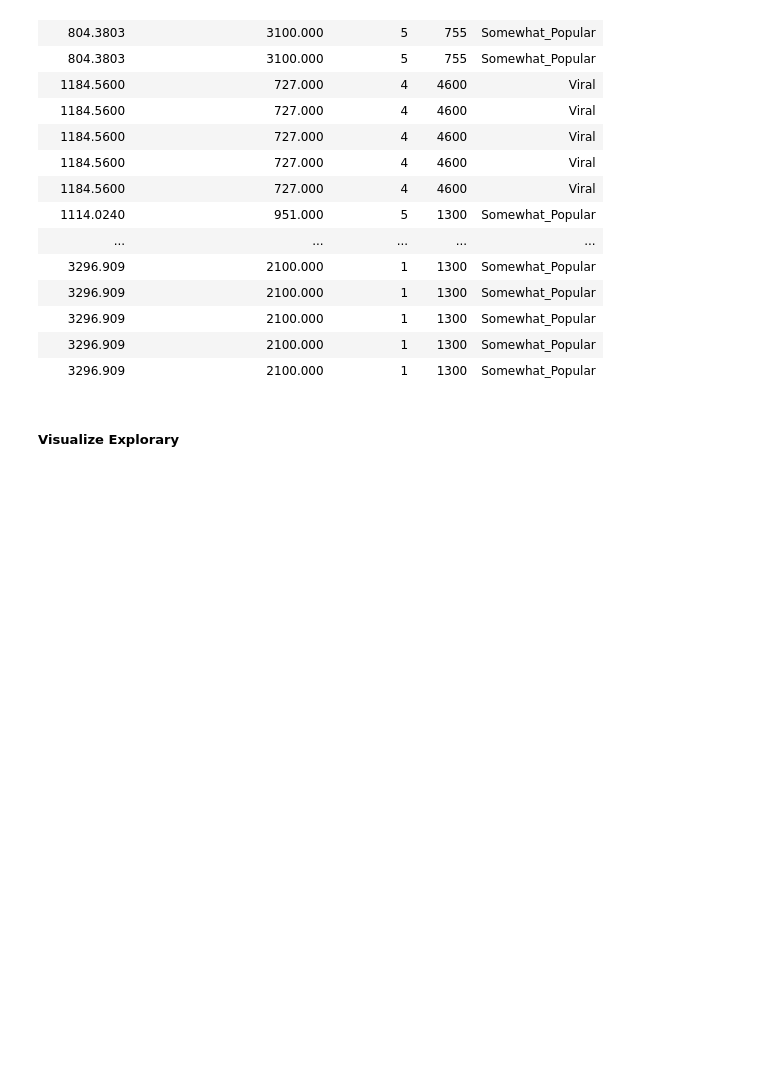
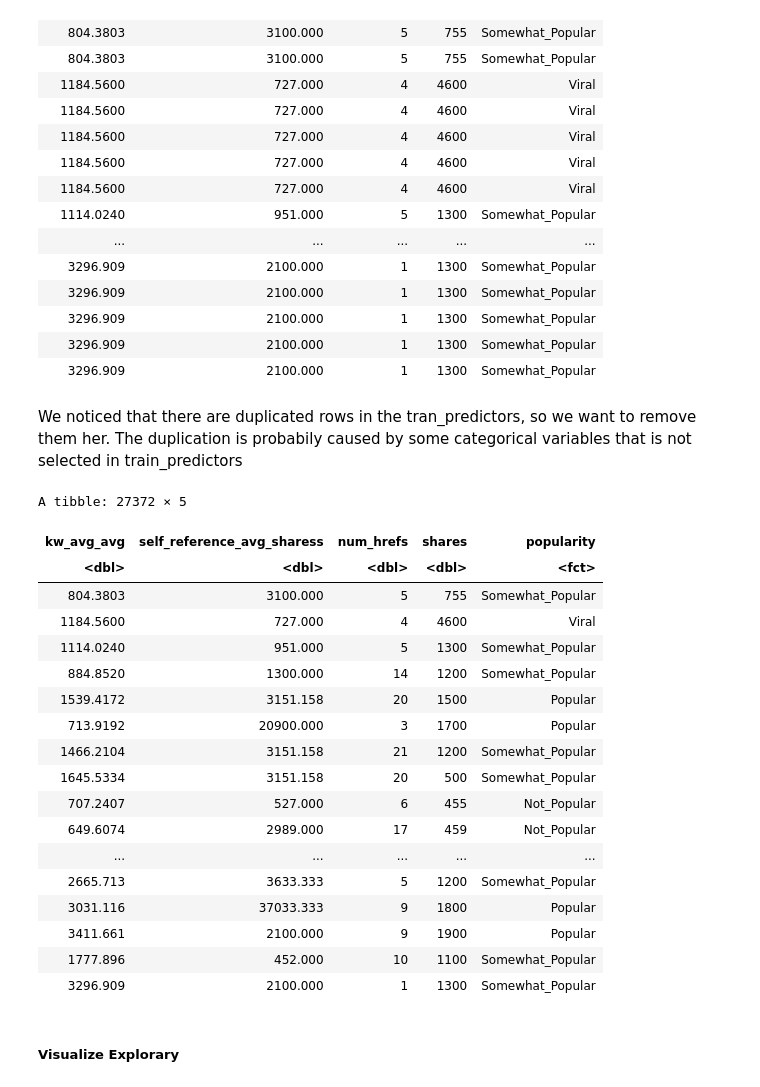
Before and after one commit to nkoda/DSCI100Project, a Jupyter notebook: Project.ipynb, the cells around one changed output. Saved outputs shown, nothing was run; the diff lists cells and outputs as text; code cells hidden in the pictures; blank space fills up the shorter version.

```diff
--- a/Project.ipynb
+++ b/Project.ipynb
@@ -228,6 +228,31 @@ A tibble: 132951 × 5
 | 3296.909 | 2100.000 | 1 | 1300 | Somewhat_Popular |
 | 3296.909 | 2100.000 | 1 | 1300 | Somewhat_Popular |
 | 3296.909 | 2100.000 | 1 | 1300 | Somewhat_Popular |
+# %% [markdown]
+We noticed that there are duplicated rows in the tran_predictors, so we want to remove them her. The duplication is probabily caused by some categorical variables that is not selected in train_predictors
+# %%
+tran_predictors = tran_predictors %>% distinct()
+tran_predictors
+# %% [output]
+A tibble: 27372 × 5
+| kw_avg_avg | self_reference_avg_sharess | num_hrefs | shares | popularity |
+| <dbl> | <dbl> | <dbl> | <dbl> | <fct> |
+| 804.3803 | 3100.000 | 5 | 755 | Somewhat_Popular |
+| 1184.5600 | 727.000 | 4 | 4600 | Viral |
+| 1114.0240 | 951.000 | 5 | 1300 | Somewhat_Popular |
+| 884.8520 | 1300.000 | 14 | 1200 | Somewhat_Popular |
+| 1539.4172 | 3151.158 | 20 | 1500 | Popular |
+| 713.9192 | 20900.000 | 3 | 1700 | Popular |
+| 1466.2104 | 3151.158 | 21 | 1200 | Somewhat_Popular |
+| 1645.5334 | 3151.158 | 20 | 500 | Somewhat_Popular |
+| 707.2407 | 527.000 | 6 | 455 | Not_Popular |
+| 649.6074 | 2989.000 | 17 | 459 | Not_Popular |
+| ... | ... | ... | ... | ... |
+| 2665.713 | 3633.333 | 5 | 1200 | Somewhat_Popular |
+| 3031.116 | 37033.333 | 9 | 1800 | Popular |
+| 3411.661 | 2100.000 | 9 | 1900 | Popular |
+| 1777.896 | 452.000 | 10 | 1100 | Somewhat_Popular |
+| 3296.909 | 2100.000 | 1 | 1300 | Somewhat_Popular |
 # %% [markdown]
 ##### Visualize Explorary
 # %%
```
Also changed, not shown: parts of 10 cells of this notebook.
